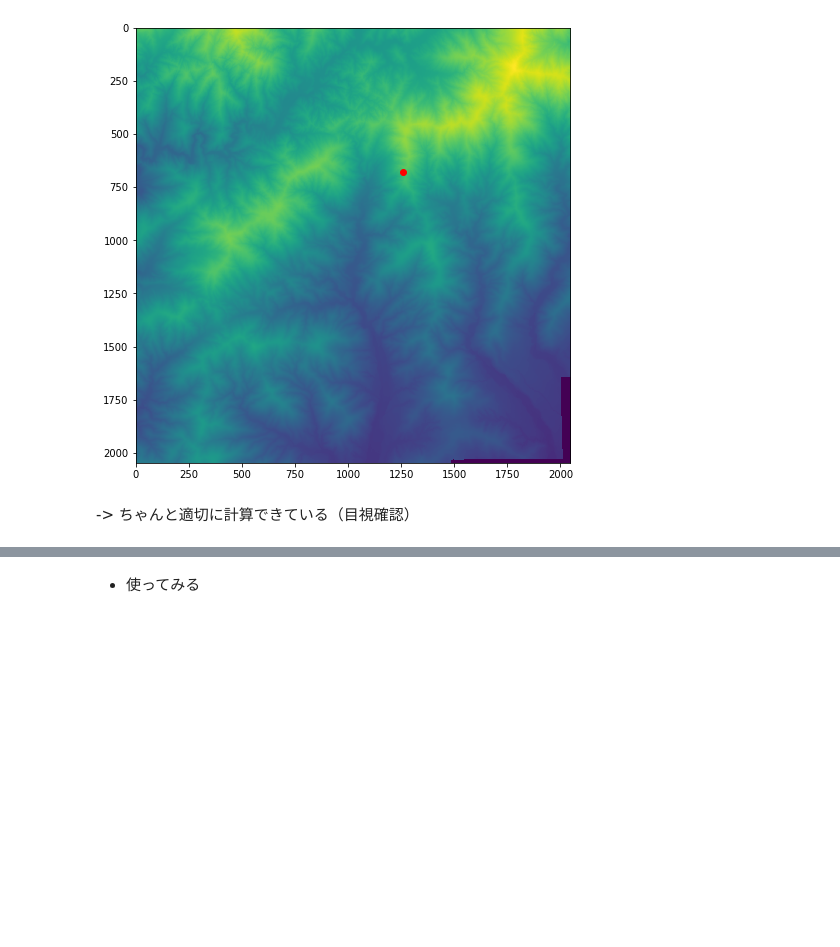
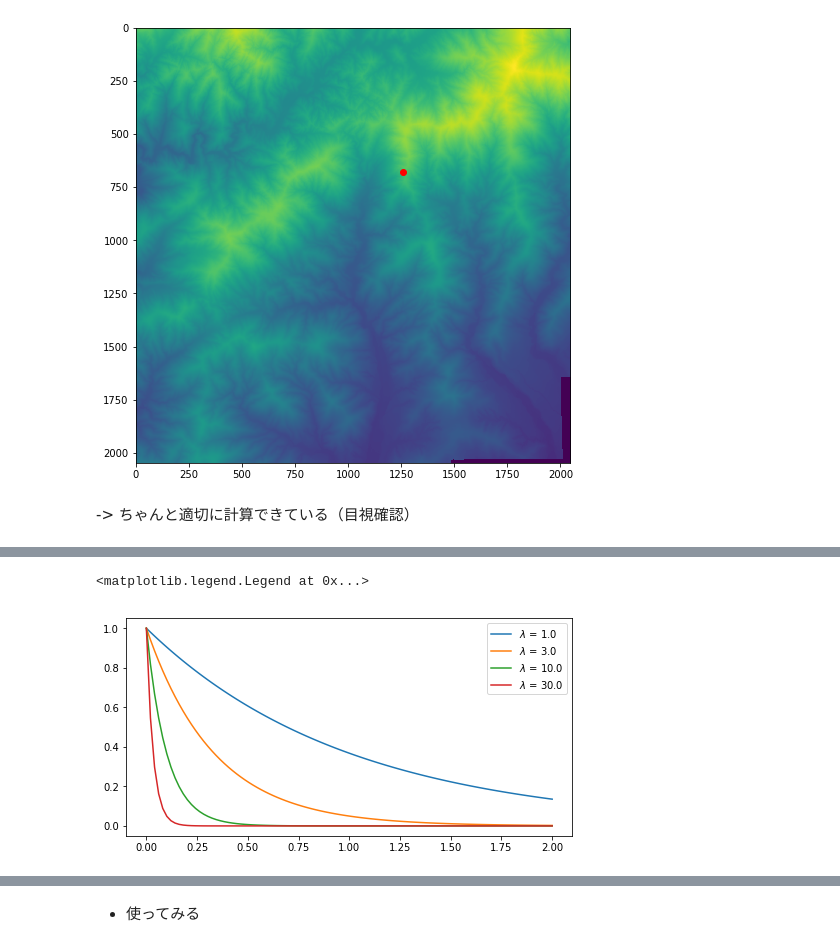
Before and after one commit to sw1227/geospatial_analysis, a Jupyter notebook: platic_tank/search_platic_tank.ipynb, the cells around one changed output, grey strips where cells are left out. Cells and saved outputs as stored; diff of their text form; code cells hidden in the pictures; blank space fills up the shorter version.

```diff
--- a/platic_tank/search_platic_tank.ipynb
+++ b/platic_tank/search_platic_tank.ipynb
@@ -122,0 +141,11 @@ TODO: 方向転換・ランダムな停止・モメンタム
+# %%
+figsize(8, 4)
+lambdas = [1.0, 3.0, 10.0, 30.0]
+for l in lambdas:
+    x = np.linspace(0.0, 2.0, 100)
+    y = np.exp(- l * x)
+    plt.plot(x, y, label="$\lambda$ = {}".format(l))
+plt.legend()
+# %% [output]
+<matplotlib.legend.Legend at 0x...>
+[figure, added]
```
Also changed, not shown: parts of 18 cells of this notebook.
